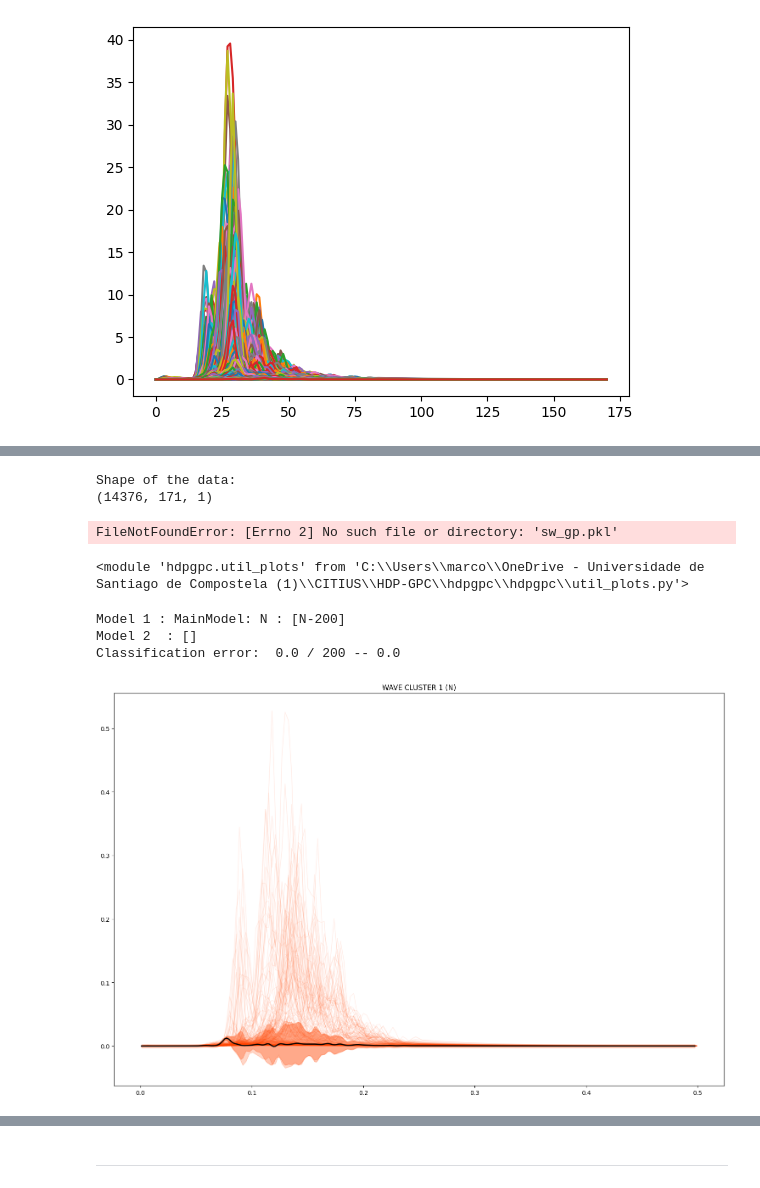
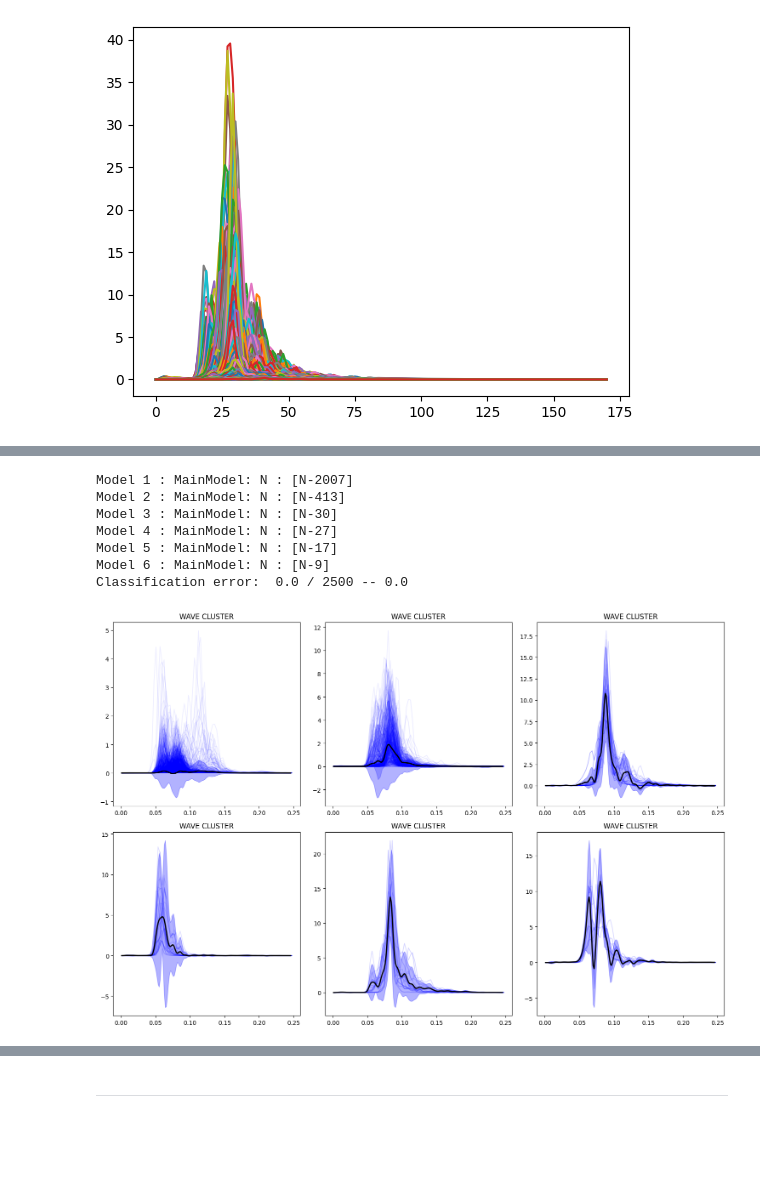
Before and after one commit to AdrianPerezHerrero/HDP-GPC, a Jupyter notebook: hdpgpc/ocean/ClasificacionOlas.ipynb, the cells around one changed output, grey strips where cells are left out. Drawn from its saved outputs; the diff is of its cells as text; code cells hidden in the pictures; blank space fills up the shorter version.

Commit message:
Clasificacion Olas changes and some adjustement following the main branch.

```diff
--- a/hdpgpc/ocean/ClasificacionOlas.ipynb
+++ b/hdpgpc/ocean/ClasificacionOlas.ipynb
@@ -114,14 +112,14 @@ sigma = [std * 1.0] * M
 gamma = [std_dif * 1.0] * M
 # %%
 outputscale_ = 0.1
-ini_lengthscale = 1e-4
-bound_lengthscale = (1e-7, 1e-3)
+ini_lengthscale = 1e-3
+bound_lengthscale = (1e-7, 5e-3)
 # %%
 samples = [0, num_obs_per_sample]
 l, L = samples[0], samples[1]
 # x_basis has to have the same dimension structure as data[0], in this case (171,1) but it could be (n_inducing_points, 1).
-x_basis = np.atleast_2d(freq).T
-x_train = np.atleast_2d(freq).T
+x_basis = np.atleast_2d(freq[:85]).T
+x_train = np.atleast_2d(freq[:85]).T
 print(x_train.shape)
 #If x_basis is wanted to be smaller than the observations length, then the inducing points approach can be applied setting this parameter to True.
 inducing_points = False
@@ -231,9 +227,9 @@ sw_gp = hdpgp.GPI_HDP(x_basis=x_basis, x_basis_warp=x_basis_warp, n_outputs=1,
                           ini_gamma=gamma, ini_sigma=sigma, ini_outputscale=outputscale_, noise_warp=noise_warp,
                           bound_sigma=bound_sigma, bound_gamma=bound_gamma, bound_noise_warp=bound_noise_warp,
                           verbose=True, max_models=100, inducing_points=inducing_points, reestimate_initial_params=False,
-                          n_explore_steps=5)
+                          n_explore_steps=10, free_deg_MNIV=3)
 
 num_samples = data.shape[0]
-x_trains = np.array([x_train] * 200)
-sw_gp.include_batch(x_trains, data[:200,:,[0]])
+x_trains = np.array([x_train] * 2500)
+sw_gp.include_batch(x_trains, data[:2500,:85,[0]])
 # %% [output]
@@ -295,35 +307,15 @@ Step 2/5- Trying to divide: 0 with beat 179
-# %%
-cwd = os.path.dirname(os.getcwd())
-data_path = os.path.join(os.path.join(cwd, 'data'), 'ocean')
-data = np.load(os.path.join(data_path, 'VES3.npy'))
-freq = np.load(os.path.join(data_path, 'freq.npy'))
-
-print("Shape of the data: ")
-print(data.shape)
-num_samples, num_obs_per_sample, num_outputs = data.shape
-
-with open('sw_gp.pkl', 'rb') as file:
-    load_sw_gp = pickle.load(file)
-
-labels = np.array(['N'] * data.shape[0])
-# %% [output]
-Shape of the data:
-(14376, 171, 1)
-FileNotFoundError: [Errno 2] No such file or directory: 'sw_gp.pkl'
-# %%
-from hdpgpc.util_plots import print_results
-import hdpgpc.util_plots as up
-importlib.reload(up)
-# %% [output]
-<module 'hdpgpc.util_plots' from 'C:\\Users\\marco\\OneDrive - Universidade de Santiago de Compostela (1)\\CITIUS\\HDP-GPC\\hdpgpc\\hdpgpc\\util_plots.py'>
 # %%
-labels = np.array(['N'] * 200)
+labels = np.array(['N'] * 2500)
 main_model = print_results(sw_gp, labels, 0, error=False)
 selected_gpmodels = sw_gp.selected_gpmodels()
 up.plot_models_plotly(sw_gp, selected_gpmodels, main_model, labels, N_0=0, lead=0, step=(freq[1]-freq[0])/2,
                    plot_latent=True, title='WAVE CLUSTER',ticks=True)
 # %% [output]
-Model 1 : MainModel: N : [N-200]
-Model 2  : []
-Classification error:  0.0 / 200 -- 0.0
+Model 1 : MainModel: N : [N-2007]
+Model 2 : MainModel: N : [N-413]
+Model 3 : MainModel: N : [N-30]
+Model 4 : MainModel: N : [N-27]
+Model 5 : MainModel: N : [N-17]
+Model 6 : MainModel: N : [N-9]
+Classification error:  0.0 / 2500 -- 0.0
-[figure, old version]
+[figure, new version]
```
Also changed, not shown: parts of 15 cells of this notebook, 4 other files.
